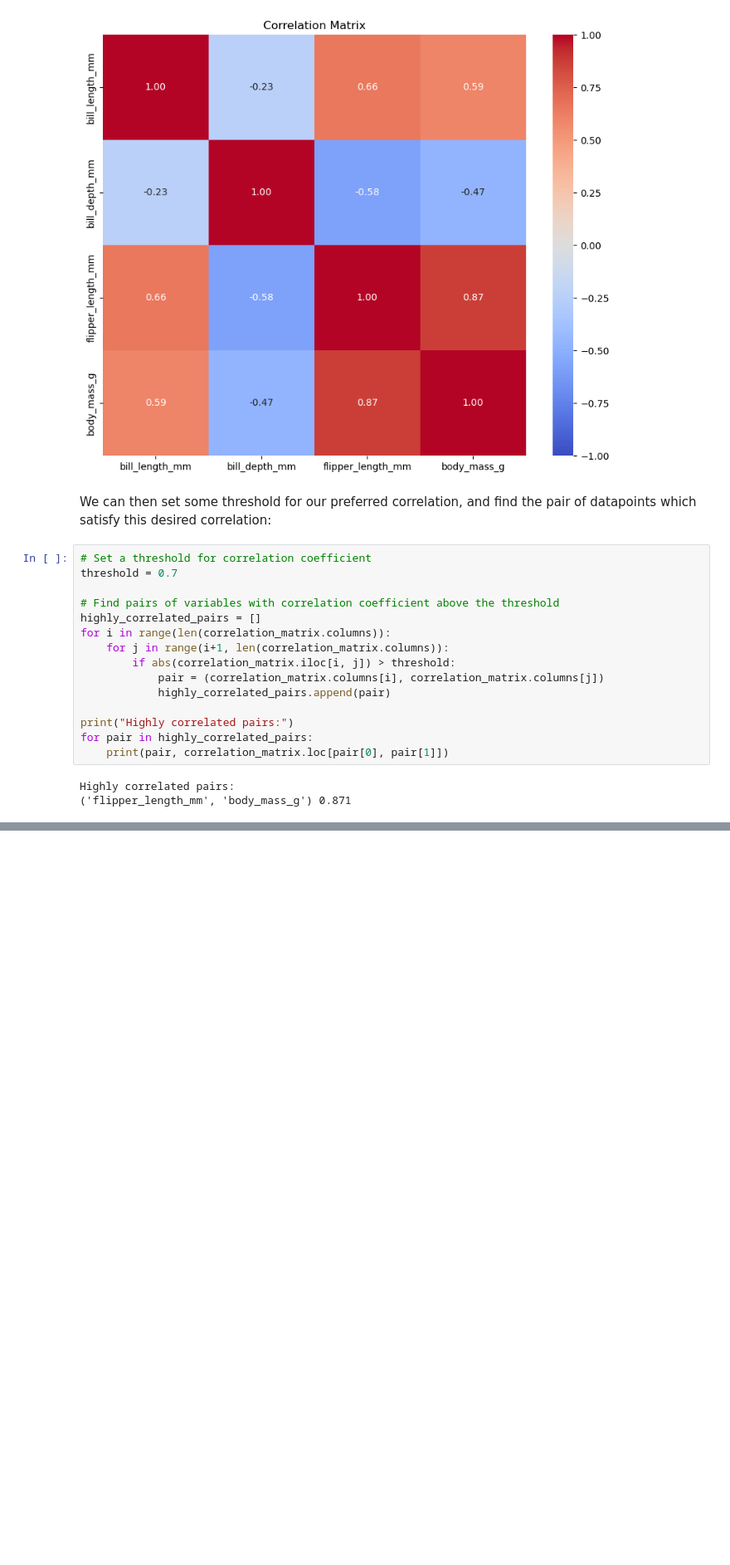
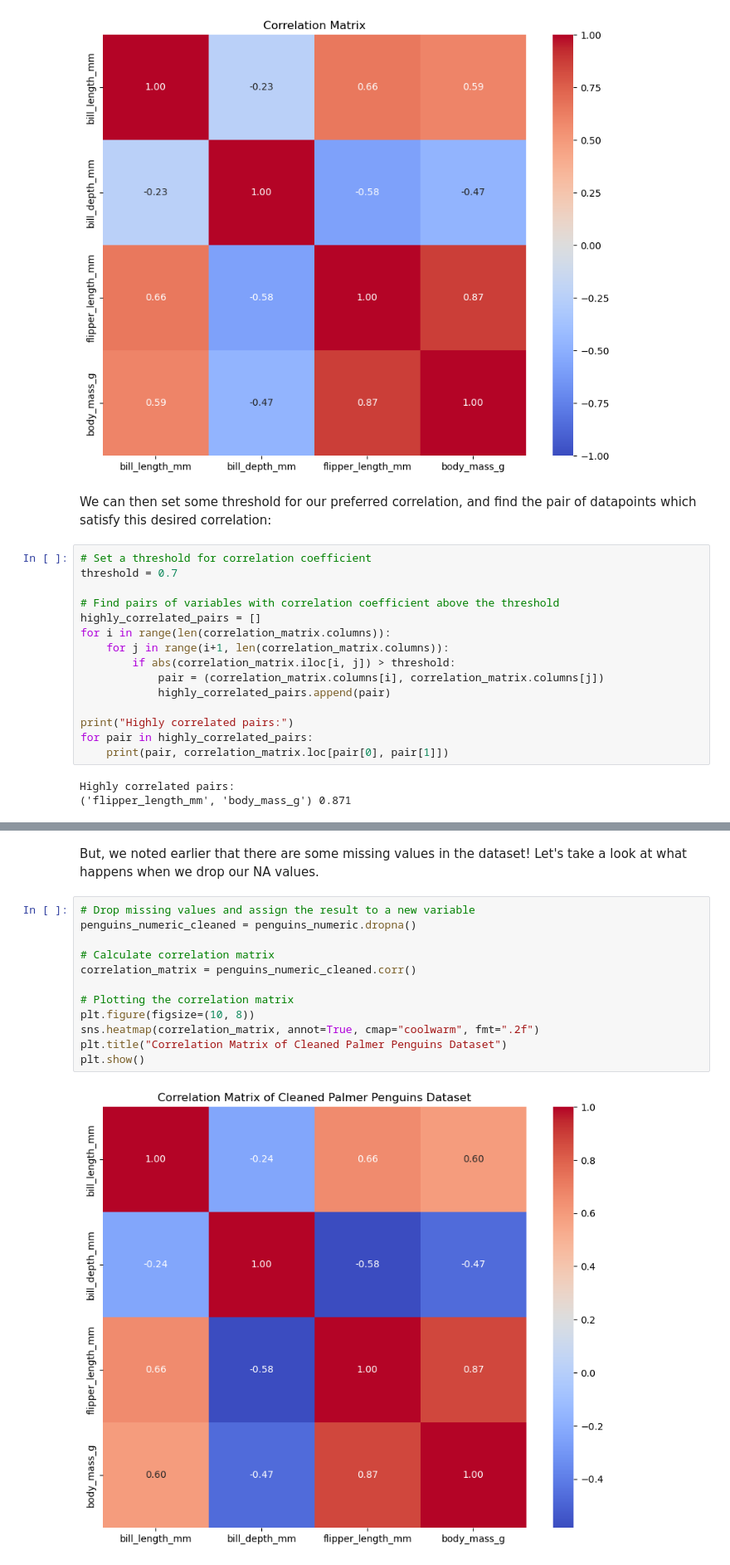
Before and after one commit to ljjtmm/hdip, a Jupyter notebook: sem1/8634/penguins.ipynb, the cells around one changed output, grey strips where cells are left out. Shown at 83% size. Drawn from its saved outputs; the diff is of its cells as text; blank space fills up the shorter version.

```diff
--- a/sem1/8634/penguins.ipynb
+++ b/sem1/8634/penguins.ipynb
@@ -470,0 +488,16 @@ Highly correlated pairs:
+# %% [markdown]
+<p>But, we noted earlier that there are some missing values in the dataset! Let's take a look at what happens when we drop our NA values. </p>
+# %%
+# Drop missing values and assign the result to a new variable
+penguins_numeric_cleaned = penguins_numeric.dropna()
+
+# Calculate correlation matrix
+correlation_matrix = penguins_numeric_cleaned.corr()
+
+# Plotting the correlation matrix
+plt.figure(figsize=(10, 8))
+sns.heatmap(correlation_matrix, annot=True, cmap="coolwarm", fmt=".2f")
+plt.title("Correlation Matrix of Cleaned Palmer Penguins Dataset")
+plt.show()
+# %% [output]
+[figure, added]
```
Also changed, not shown: parts of 10 cells of this notebook.
